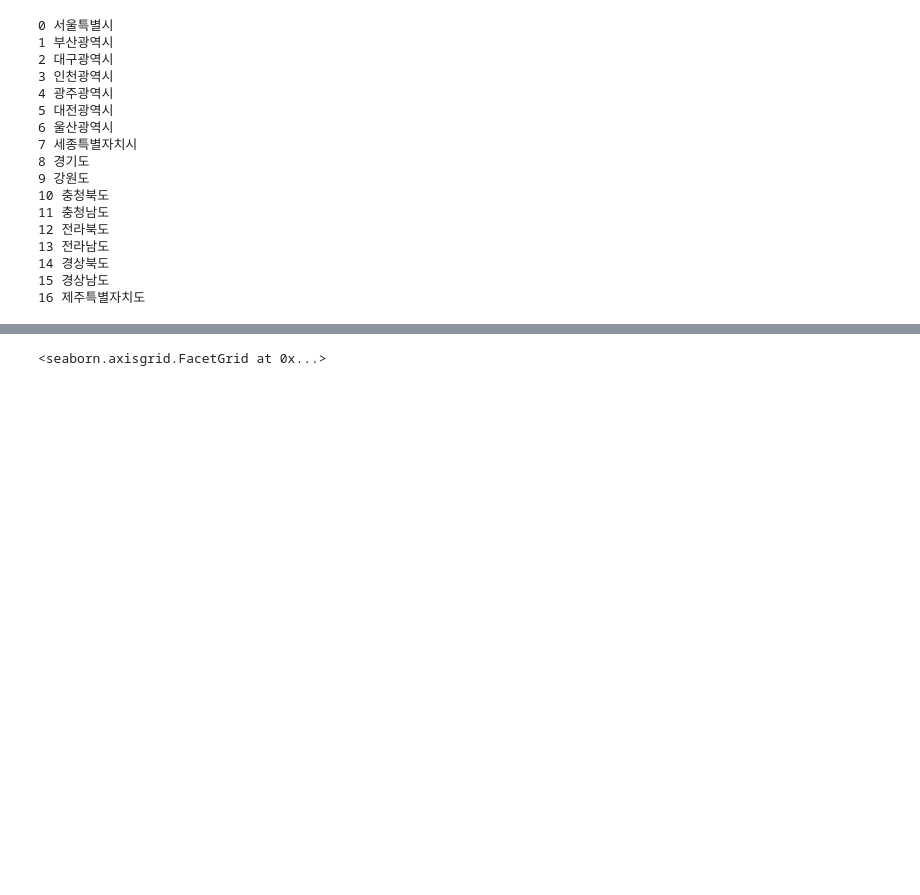
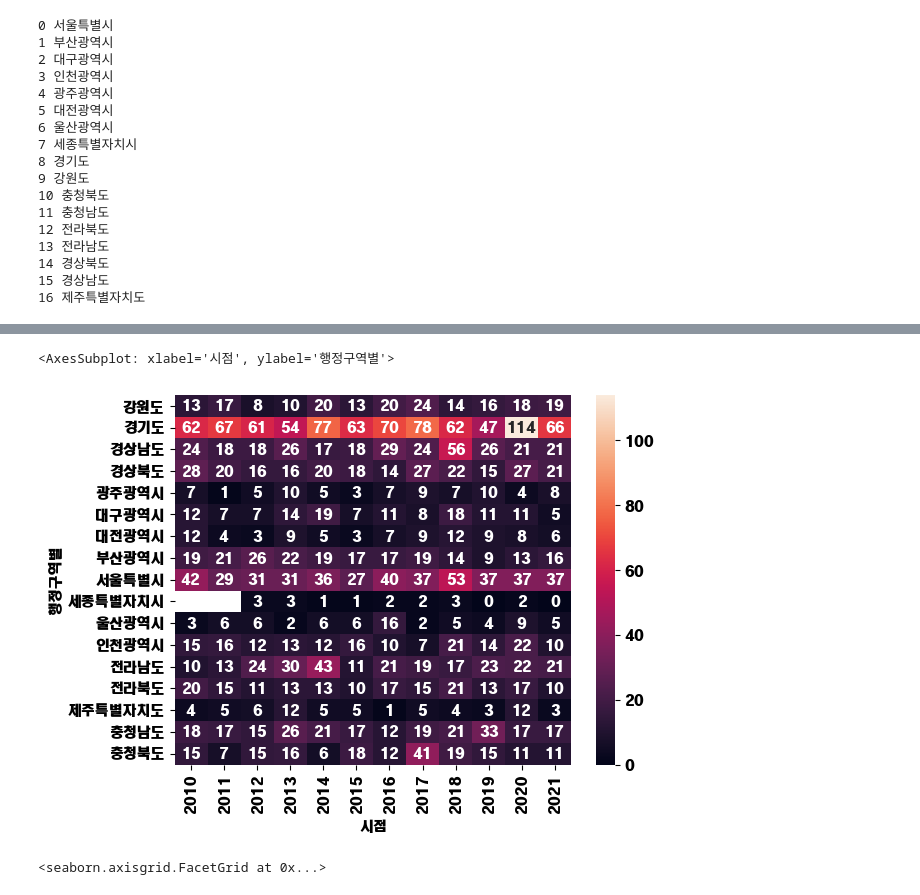
Before and after one commit to dlgustn376/-AWS-_Python_Study, a Jupyter notebook: Day25_Fire_DataJoin.ipynb, the cells around one changed output, grey strips where cells are left out. Drawn from its saved outputs; the diff is of its cells as text; code cells hidden in the pictures; blank space fills up the shorter version.

```diff
--- a/Day25_Fire_DataJoin.ipynb
+++ b/Day25_Fire_DataJoin.ipynb
@@ -133,3 +161,11 @@ plot = df.plot.pie(subplots=True, figsize=(11, 6))
+# %%
+df1 = fire_accident_data_f.pivot("행정구역별","시점","사망 (명)")
+
+df1
+sns.heatmap(df1, annot=True, fmt='.0f')
+# %% [output]
+<AxesSubplot: xlabel='시점', ylabel='행정구역별'>
+[figure, added]
 # %%
 # sns.catplot(x='시점', y='건수 (건)', data=result, kind='bar', col='행정구역별', col_wrap=3)
 # sns.relplot(data = df1, x='시점', y='건수 (건)', kind ='line', hue='행정구역별')
```
Also changed, not shown: parts of 8 cells of this notebook, 6 other files.
